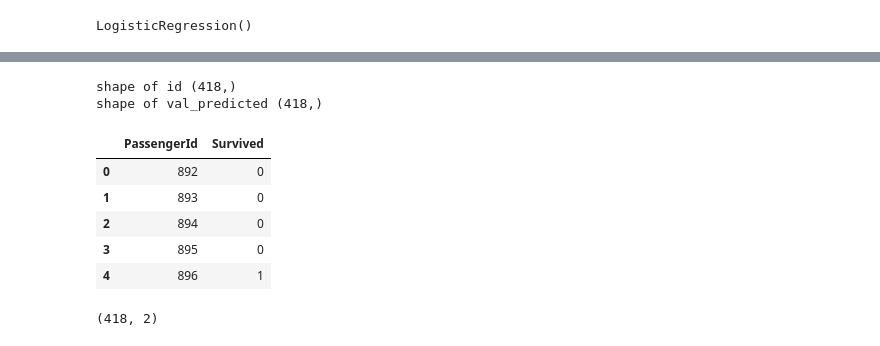
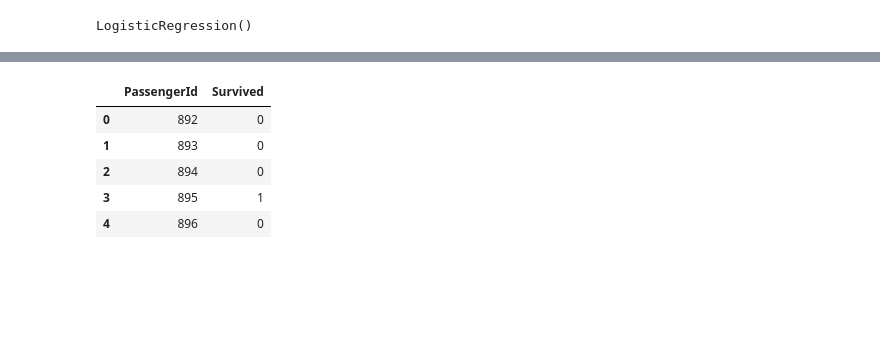
Before and after one commit to cleophass/kaggle_competitions, a Jupyter notebook: titanic-machine-learning-from-disaster.ipynb, the cells around one changed output, grey strips where cells are left out. Cells and saved outputs as stored; diff of their text form; code cells hidden in the pictures; blank space fills up the shorter version.

```diff
--- a/titanic-machine-learning-from-disaster.ipynb
+++ b/titanic-machine-learning-from-disaster.ipynb
@@ -197,0 +265,3 @@ f1_score =  0.7610619469026547
+# %%
+rf = RandomForestClassifier( )
+rf.fit(X_train, y_train)
@@ -197,0 +354,2 @@ f1_score =  0.7610619469026547
+# %%
+best_lgb = grid_search.best_estimator_
@@ -229,3 +388,6 @@ X_val.drop(columns = ["Cabin","Name","Ticket","Fare","PassengerId"],inplace = Tr
+# %%
+X_val["IsAlone"] = X_val.apply(lambda x : 0 if (x["SibSp"] + x["Parch"]) > 0 else 1, axis = 1)
+X_val["isYoung"] = X_val.apply(lambda x : 1 if (x["Age"] < 10) else 1, axis = 1)
 # %%
 # Label encoding
 for col in categorical_columns :
@@ -252,24 +410,16 @@ val_predicted = logr.predict(X_val_scaled)
-# %%
-print("shape of id",PassengerId.shape)
-print("shape of val_predicted",val_predicted.shape)
-# %% [output]
-shape of id (418,)
-shape of val_predicted (418,)
+# %%
+final_prediction = best_lgb.predict(X_val)
 # %%
 result_df = pd.DataFrame({
     "PassengerId":PassengerId,
-    "Survived":val_predicted.ravel()
+    "Survived":final_prediction
 })
 result_df.head()
 # %% [output]
 |  | PassengerId | Survived |
 | 0 | 892 | 0 |
 | 1 | 893 | 0 |
 | 2 | 894 | 0 |
-| 3 | 895 | 0 |
-| 4 | 896 | 1 |
+| 3 | 895 | 1 |
+| 4 | 896 | 0 |
-# %%
-result_df.shape
-# %% [output]
-(418, 2)
 # %%
```
Also changed, not shown: parts of 42 cells of this notebook.
